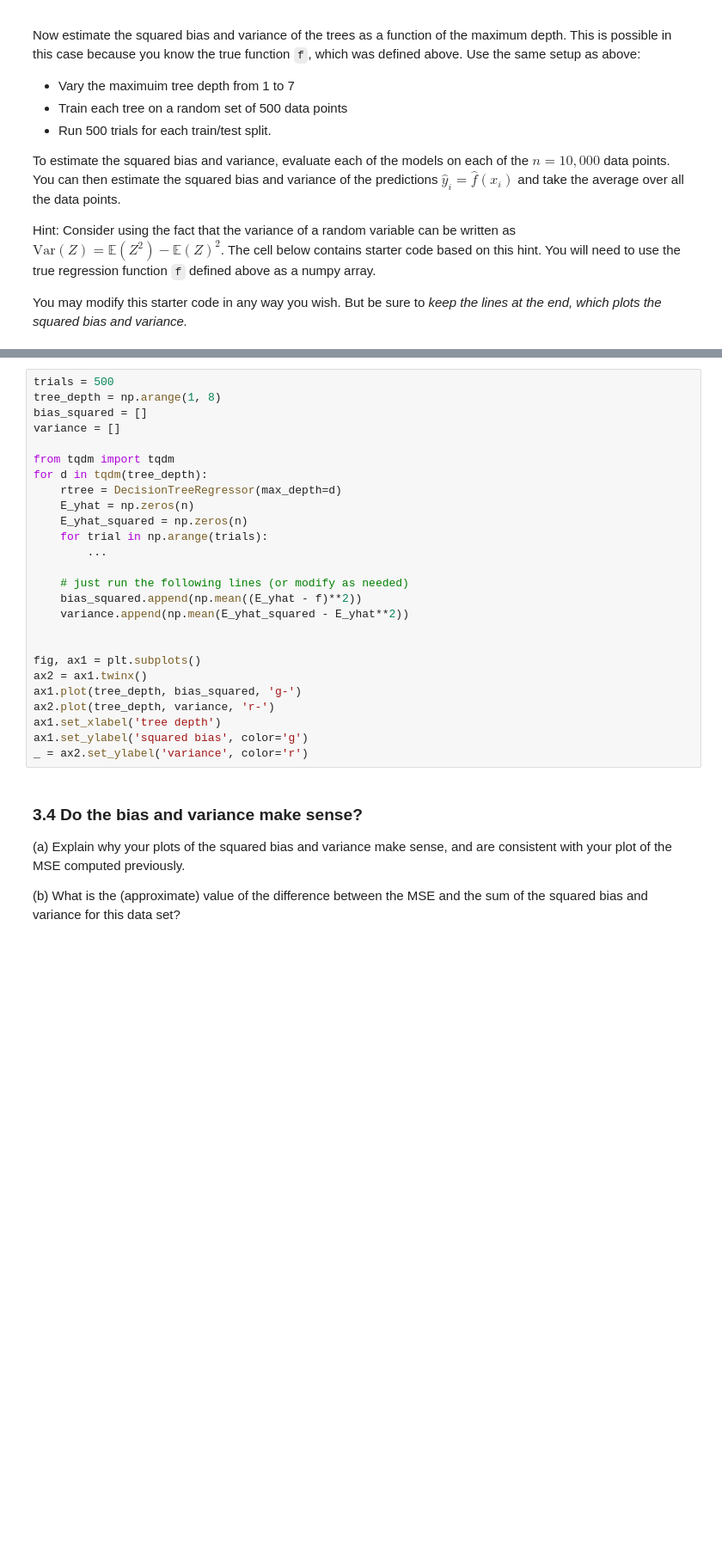
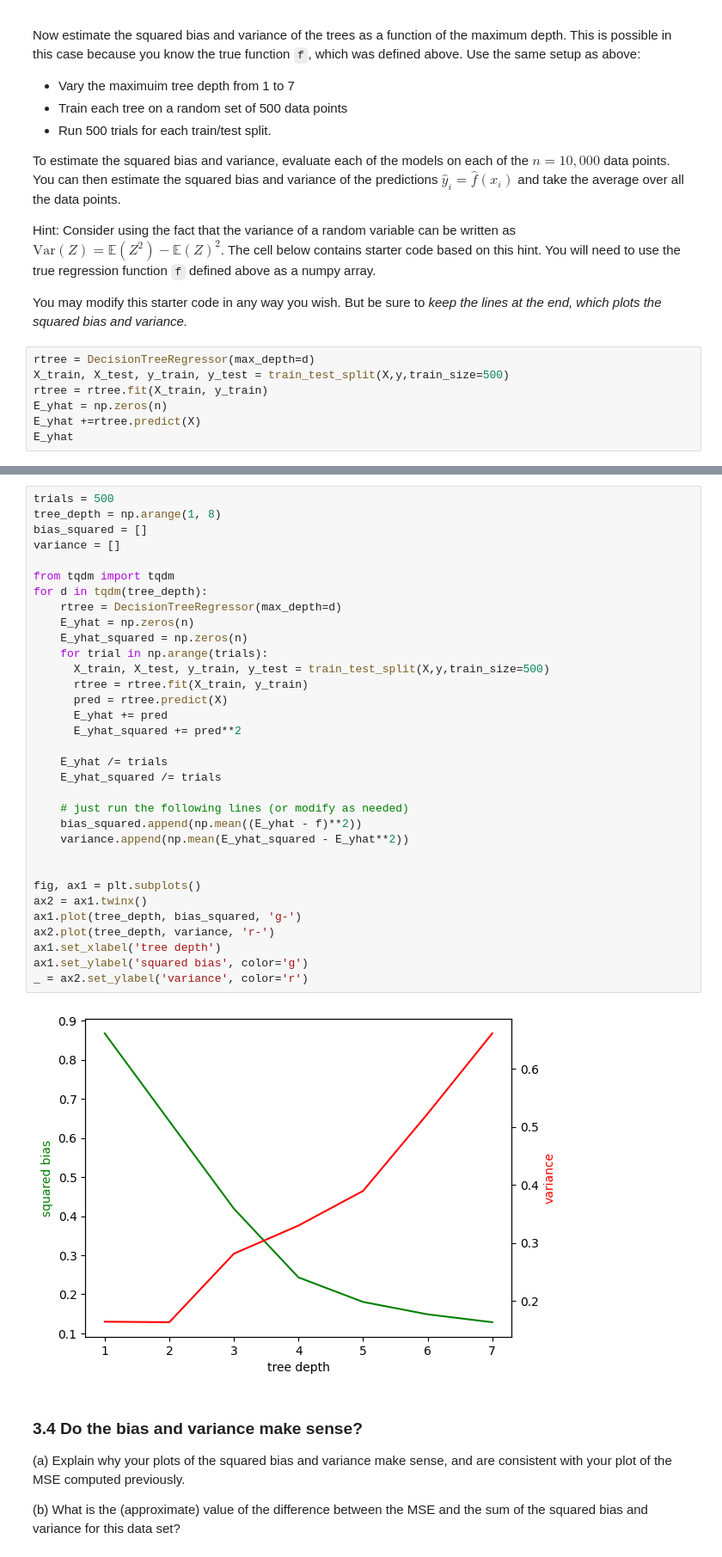
Before and after one commit to yuhanqianns94/Intro-to-ML, a Jupyter notebook: assignments/assn2/assn2.ipynb, the cells around one changed output, grey strips where cells are left out. Shown at 86% size. Drawn from its saved outputs; the diff is of its cells as text; blank space fills up the shorter version.

```diff
--- a/assignments/assn2/assn2.ipynb
+++ b/assignments/assn2/assn2.ipynb
@@ -771,3 +790,10 @@ over all the data points.
 Hint: Consider using the fact that the variance of a random variable can be written as $\mbox{Var}(Z) = \mathbb{E}(Z^2) - \mathbb{E}(Z)^2$.  The cell below contains starter code based on this hint. You will need to use the true regression function `f` defined above as a numpy array.
 
 You may modify this starter code in any way you wish. But be sure to *keep the lines at the end, which plots the squared bias and variance.*
+# %%
+rtree = DecisionTreeRegressor(max_depth=d)
+X_train, X_test, y_train, y_test = train_test_split(X,y,train_size=500)
+rtree = rtree.fit(X_train, y_train)
+E_yhat = np.zeros(n)
+E_yhat +=rtree.predict(X)
+E_yhat
@@ -774,29 +803,38 @@ You may modify this starter code in any way you wish. But be sure to *keep the l
 # %%
 trials = 500
 tree_depth = np.arange(1, 8)
 bias_squared = []
 variance = []
 
 from tqdm import tqdm
 for d in tqdm(tree_depth):
     rtree = DecisionTreeRegressor(max_depth=d)
     E_yhat = np.zeros(n)
     E_yhat_squared = np.zeros(n)
     for trial in np.arange(trials):
-        ...
+      X_train, X_test, y_train, y_test = train_test_split(X,y,train_size=500)
+      rtree = rtree.fit(X_train, y_train)
+      pred = rtree.predict(X)
+      E_yhat += pred
+      E_yhat_squared += pred**2
+
+    E_yhat /= trials
+    E_yhat_squared /= trials
 
     # just run the following lines (or modify as needed)
     bias_squared.append(np.mean((E_yhat - f)**2))
     variance.append(np.mean(E_yhat_squared - E_yhat**2))
 
 
 fig, ax1 = plt.subplots()
 ax2 = ax1.twinx()
 ax1.plot(tree_depth, bias_squared, 'g-')
 ax2.plot(tree_depth, variance, 'r-')
 ax1.set_xlabel('tree depth')
 ax1.set_ylabel('squared bias', color='g')
 _ = ax2.set_ylabel('variance', color='r')
+# %% [output]
+[figure, added]
 # %% [markdown]
 ### 3.4 Do the bias and variance make sense?
 
```
Also changed, not shown: parts of 3 cells of this notebook.
